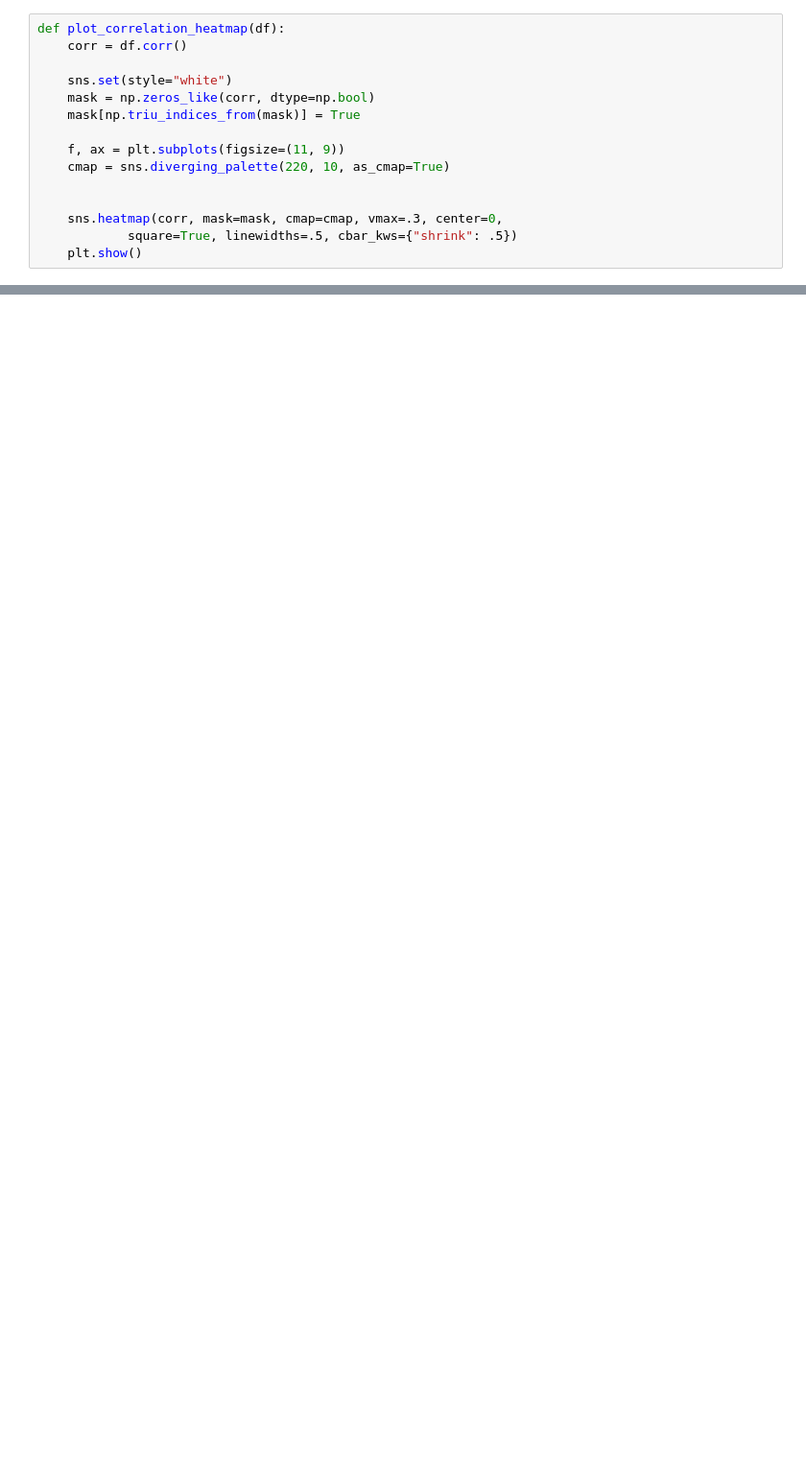
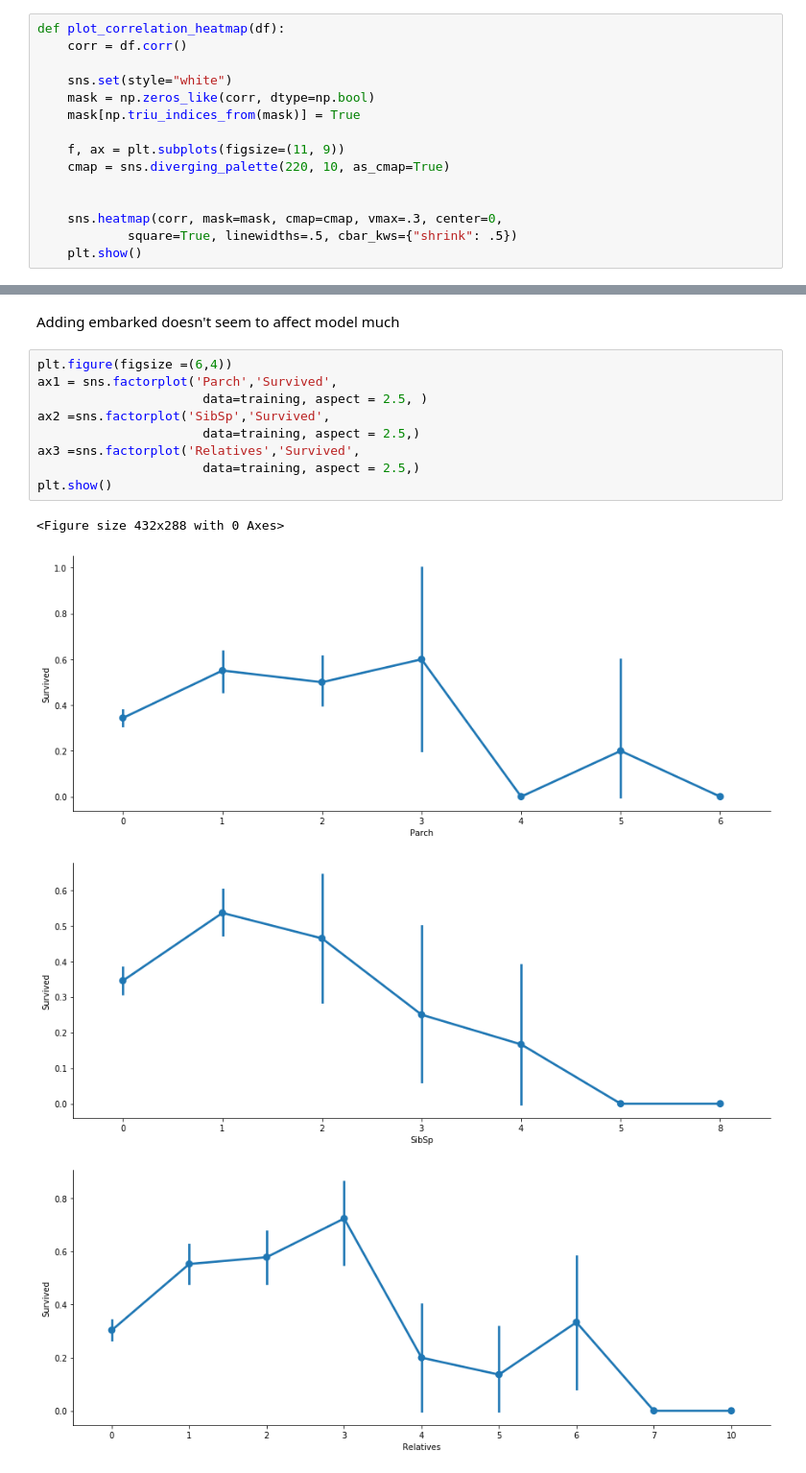
Before and after one commit to kobetryz/ML_projects-, a Jupyter notebook: Titanic survival prediction/Titanic predictions.ipynb, the cells around one changed output, grey strips where cells are left out. Shown at 96% size. Saved outputs shown, nothing was run; the diff lists cells and outputs as text; blank space fills up the shorter version.

```diff
--- a/Titanic survival prediction/Titanic predictions.ipynb
+++ b/Titanic survival prediction/Titanic predictions.ipynb
@@ -487,0 +495,16 @@ accuracy_score(training['Survived'],predictions), precision_score(training['Surv
+# %% [markdown]
+Adding embarked doesn't seem to affect model much
+# %%
+plt.figure(figsize =(6,4))
+ax1 = sns.factorplot('Parch','Survived',
+                      data=training, aspect = 2.5, )
+ax2 =sns.factorplot('SibSp','Survived',
+                      data=training, aspect = 2.5,)
+ax3 =sns.factorplot('Relatives','Survived',
+                      data=training, aspect = 2.5,)
+plt.show()
+# %% [output]
+<Figure size 432x288 with 0 Axes>
+[figure, added]
+[figure, added]
+[figure, added]
```
Also changed, not shown: parts of 45 cells of this notebook.
